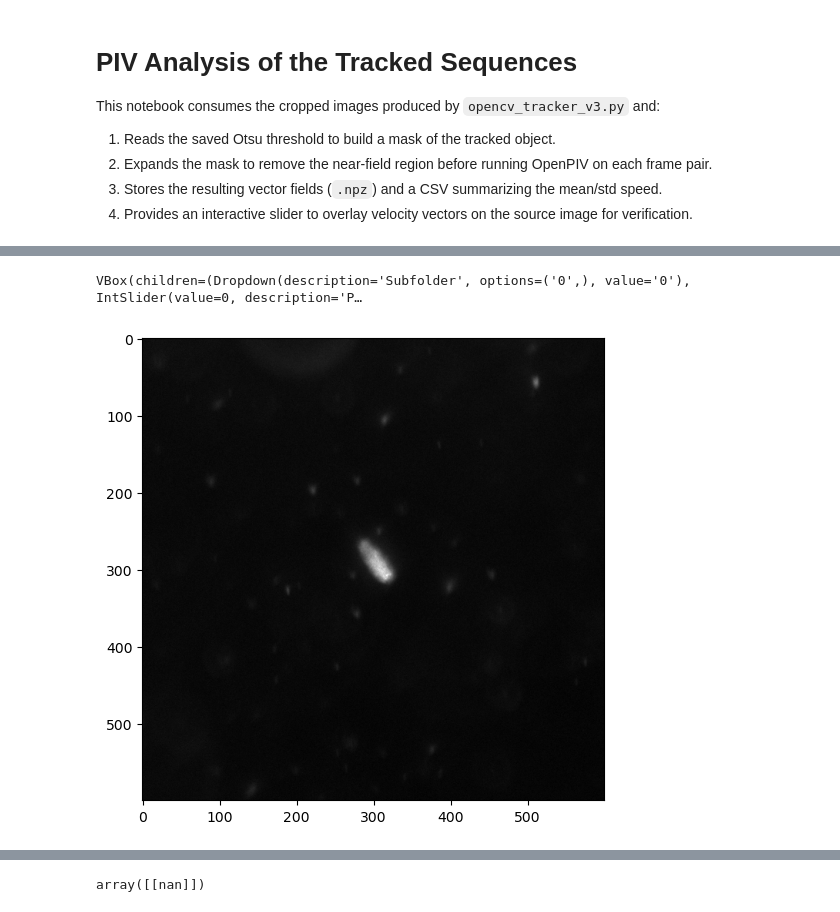
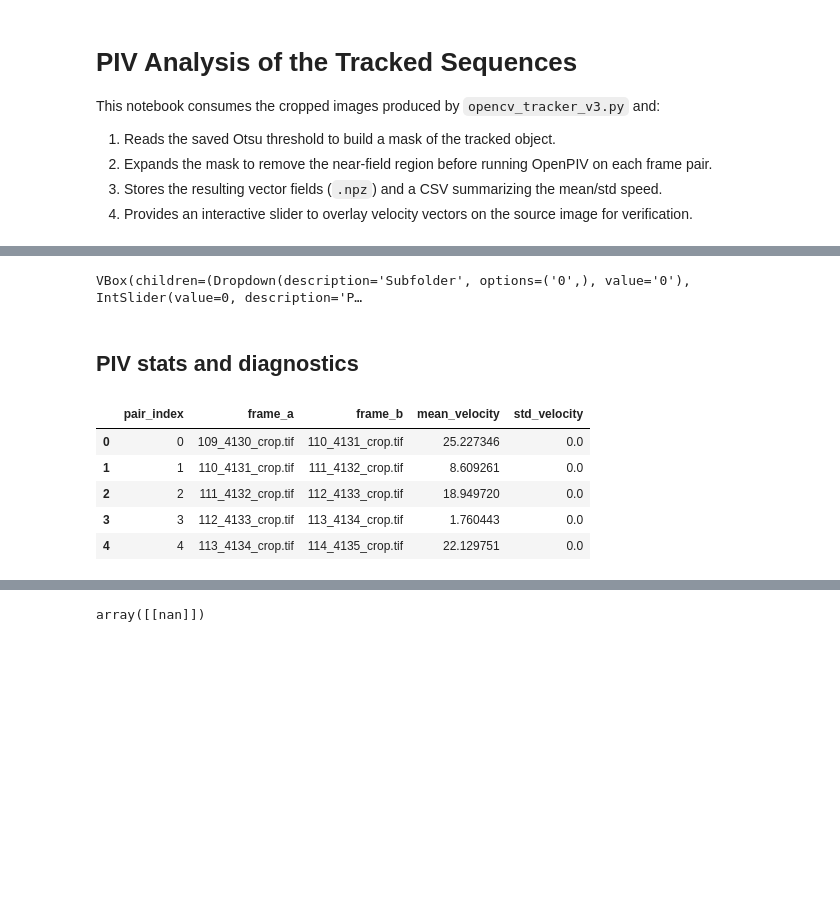
Before and after one commit to deepakkrishnamurthy/gravitymachine-analysis-scripts, a Jupyter notebook: notebooks/piv_processing.ipynb, the cells around one changed output, grey strips where cells are left out. Saved outputs shown, nothing was run; the diff lists cells and outputs as text; code cells hidden in the pictures; blank space fills up the shorter version.

```diff
--- a/notebooks/piv_processing.ipynb
+++ b/notebooks/piv_processing.ipynb
@@ -293,7 +362,7 @@ if piv_artifacts:
             v = pivot['v']
         fig, ax = plt.subplots(figsize=(6, 6))
         ax.imshow(image, cmap='gray')
-        ax.quiver(x, y, u, v, color='red', scale=50, width=0.003)
+        ax.quiver(x, y, u, v, color='red')
         ax.set_title(f"{subfolder} | pair {pair_index}")
         ax.set_axis_off()
         plt.show()
@@ -307,4 +376,14 @@ else:
     print('PIV data is not available yet. Run the processing cell first.')
 # %% [output]
 VBox(children=(Dropdown(description='Subfolder', options=('0',), value='0'), IntSlider(value=0, description='P…
-[figure, removed]
+# %% [markdown]
+## PIV stats and diagnostics
+# %%
+stats_df.head()
+# %% [output]
+|  | pair_index | frame_a | frame_b | mean_velocity | std_velocity |
+| 0 | 0 | 109_4130_crop.tif | 110_4131_crop.tif | 25.227346 | 0.0 |
+| 1 | 1 | 110_4131_crop.tif | 111_4132_crop.tif | 8.609261 | 0.0 |
+| 2 | 2 | 111_4132_crop.tif | 112_4133_crop.tif | 18.949720 | 0.0 |
+| 3 | 3 | 112_4133_crop.tif | 113_4134_crop.tif | 1.760443 | 0.0 |
+| 4 | 4 | 113_4134_crop.tif | 114_4135_crop.tif | 22.129751 | 0.0 |
```
Also changed, not shown: parts of 14 cells of this notebook, 5 other files.
